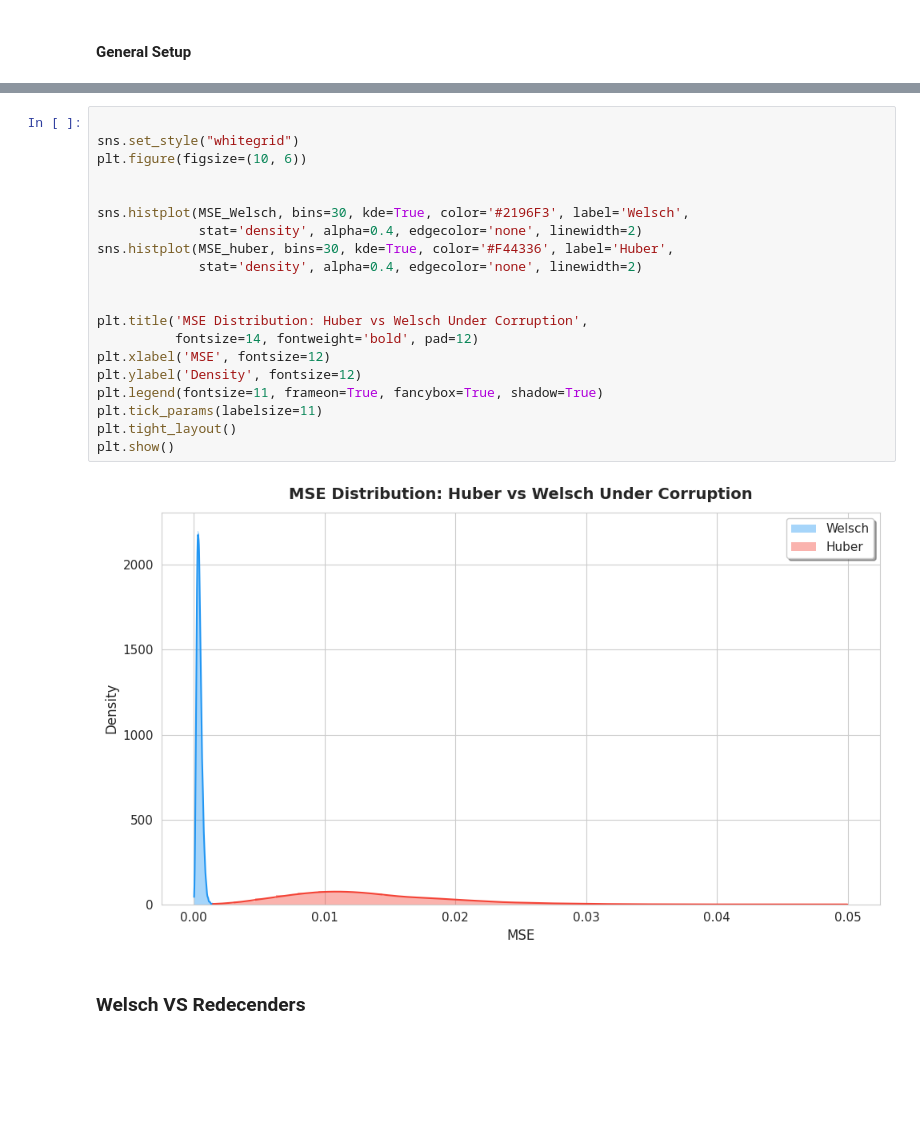
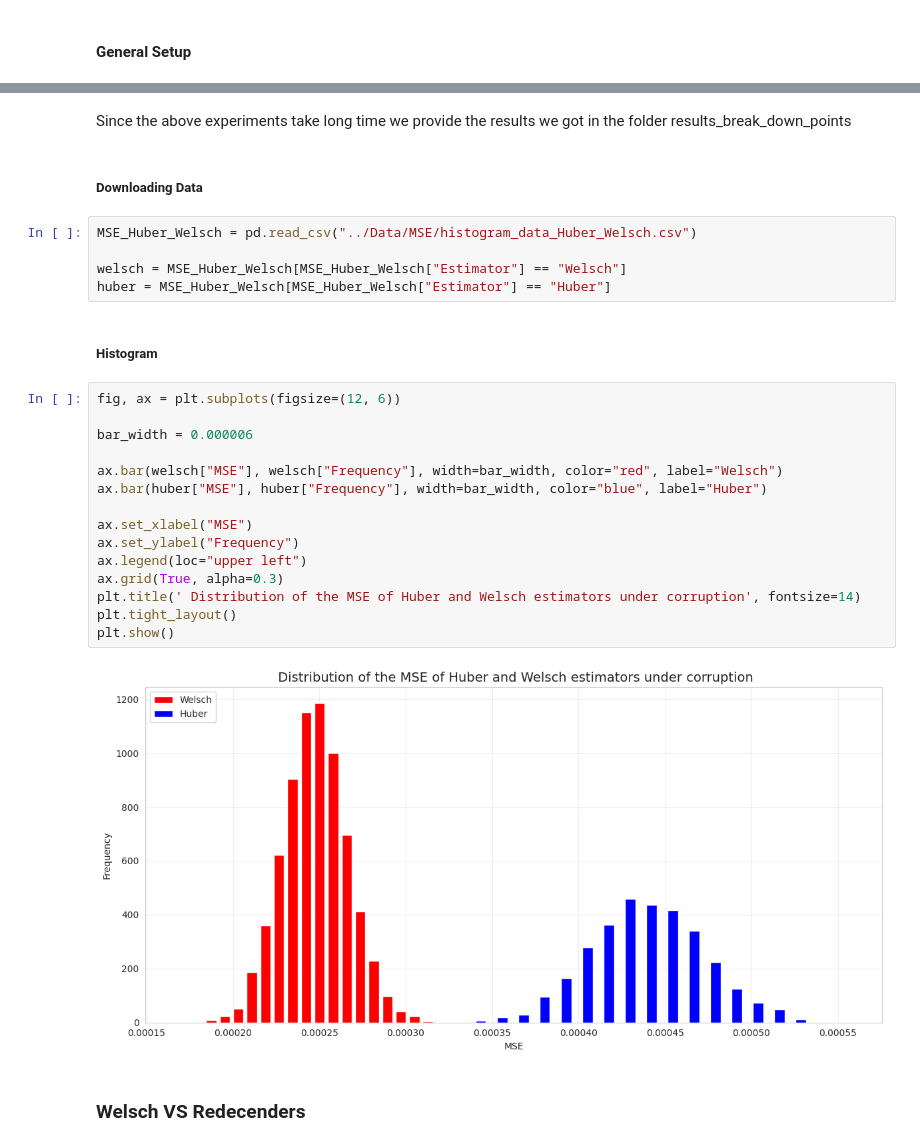
Before and after one commit to ilyeshammouda/Robust-Regression-under-Adversarial-Contamination-Theory-and-Algorithms-for-the-Welsch-Estimator, a Jupyter notebook: Experiments/exps.ipynb, the cells around one changed output, grey strips where cells are left out. Cells and saved outputs as stored; diff of their text form; blank space fills up the shorter version.

```diff
--- a/Experiments/exps.ipynb
+++ b/Experiments/exps.ipynb
@@ -469,25 +423,31 @@ for rep in tqdm(range(NUM_REPETITIONS), desc="MSE Huber: "):
-# %%
-
-sns.set_style("whitegrid")
-plt.figure(figsize=(10, 6))
-
-
-sns.histplot(MSE_Welsch, bins=30, kde=True, color='#2196F3', label='Welsch',
-             stat='density', alpha=0.4, edgecolor='none', linewidth=2)
-sns.histplot(MSE_huber, bins=30, kde=True, color='#F44336', label='Huber',
-             stat='density', alpha=0.4, edgecolor='none', linewidth=2)
-
-
-plt.title('MSE Distribution: Huber vs Welsch Under Corruption',
-          fontsize=14, fontweight='bold', pad=12)
-plt.xlabel('MSE', fontsize=12)
-plt.ylabel('Density', fontsize=12)
-plt.legend(fontsize=11, frameon=True, fancybox=True, shadow=True)
-plt.tick_params(labelsize=11)
-plt.tight_layout()
-plt.show()
-# %% [output]
-[figure, removed]
+# %% [markdown]
+Since the above experiments take long time we provide the results we got in the folder results_break_down_points
+# %% [markdown]
+##### Downloading Data
+# %%
+MSE_Huber_Welsch = pd.read_csv("../Data/MSE/histogram_data_Huber_Welsch.csv")
+
+welsch = MSE_Huber_Welsch[MSE_Huber_Welsch["Estimator"] == "Welsch"]
+huber = MSE_Huber_Welsch[MSE_Huber_Welsch["Estimator"] == "Huber"]
+# %% [markdown]
+##### Histogram
+# %%
+fig, ax = plt.subplots(figsize=(12, 6))
+
+bar_width = 0.000006
+
+ax.bar(welsch["MSE"], welsch["Frequency"], width=bar_width, color="red", label="Welsch")
+ax.bar(huber["MSE"], huber["Frequency"], width=bar_width, color="blue", label="Huber")
+
+ax.set_xlabel("MSE")
+ax.set_ylabel("Frequency")
+ax.legend(loc="upper left")
+ax.grid(True, alpha=0.3)
+plt.title(' Distribution of the MSE of Huber and Welsch estimators under corruption', fontsize=14)
+plt.tight_layout()
+plt.show()
+# %% [output]
+[figure, added]
 # %% [markdown]
 ### Welsch VS Redecenders
 # %% [markdown]
```
Also changed, not shown: parts of 36 cells of this notebook, 12 other files.
